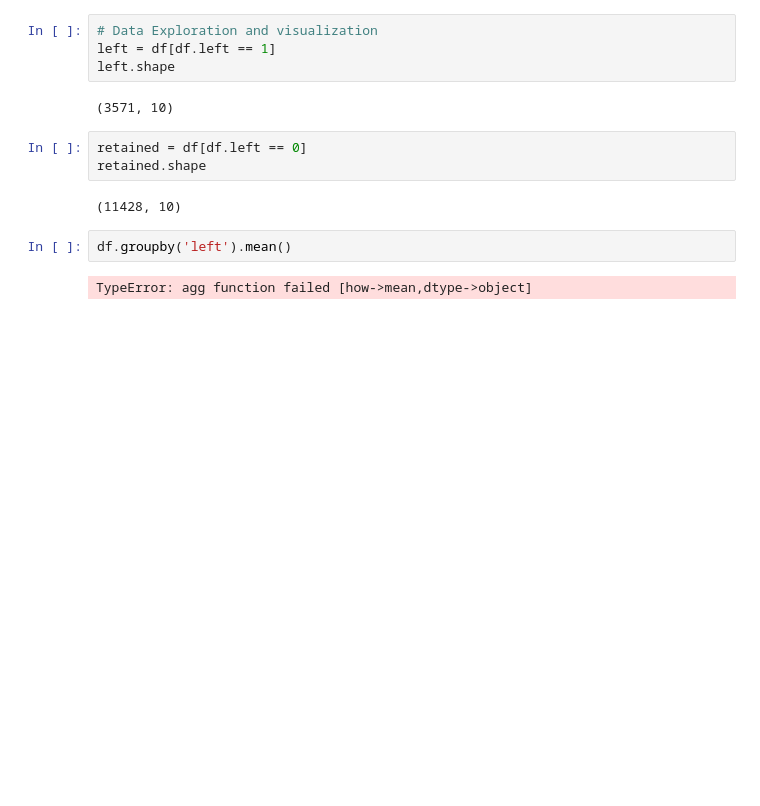
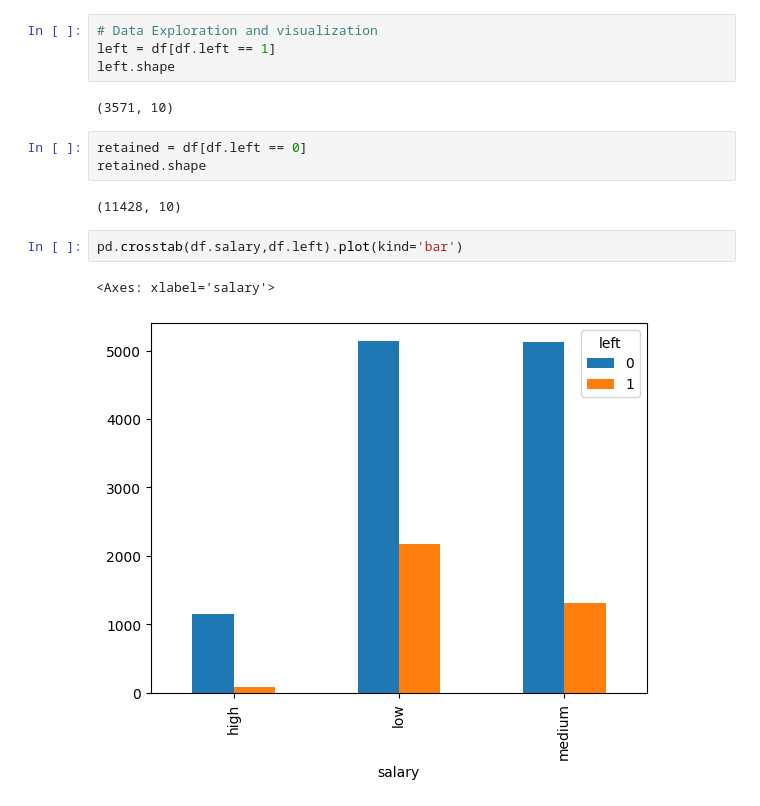
Before and after one commit to Caliber-Ruchi/ML-Basics, a Jupyter notebook: Logistic_Reg/Exercise.ipynb, the cells around one changed output. Saved outputs shown, nothing was run; the diff lists cells and outputs as text; blank space fills up the shorter version.

```diff
--- a/Logistic_Reg/Exercise.ipynb
+++ b/Logistic_Reg/Exercise.ipynb
@@ -23,7 +23,8 @@ retained = df[df.left == 0]
 retained.shape
 # %% [output]
 (11428, 10)
-# %%
-df.groupby('left').mean()
-# %% [output]
-TypeError: agg function failed [how->mean,dtype->object]
+# %%
+pd.crosstab(df.salary,df.left).plot(kind='bar')
+# %% [output]
+<Axes: xlabel='salary'>
+[figure, added]
```
Also changed, not shown: parts of 13 cells of this notebook.
